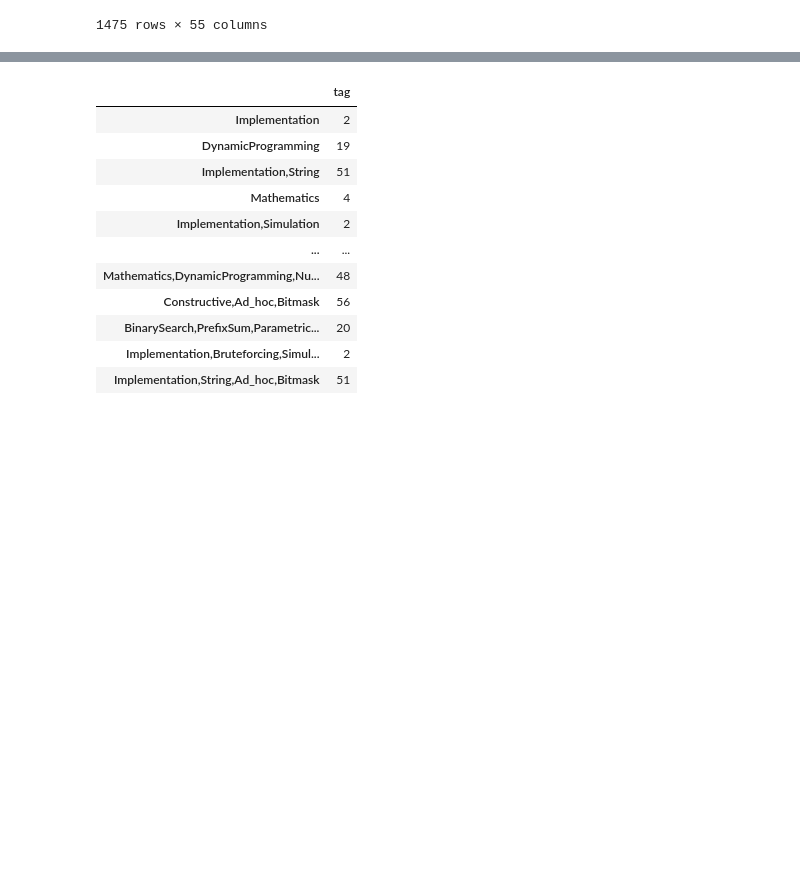
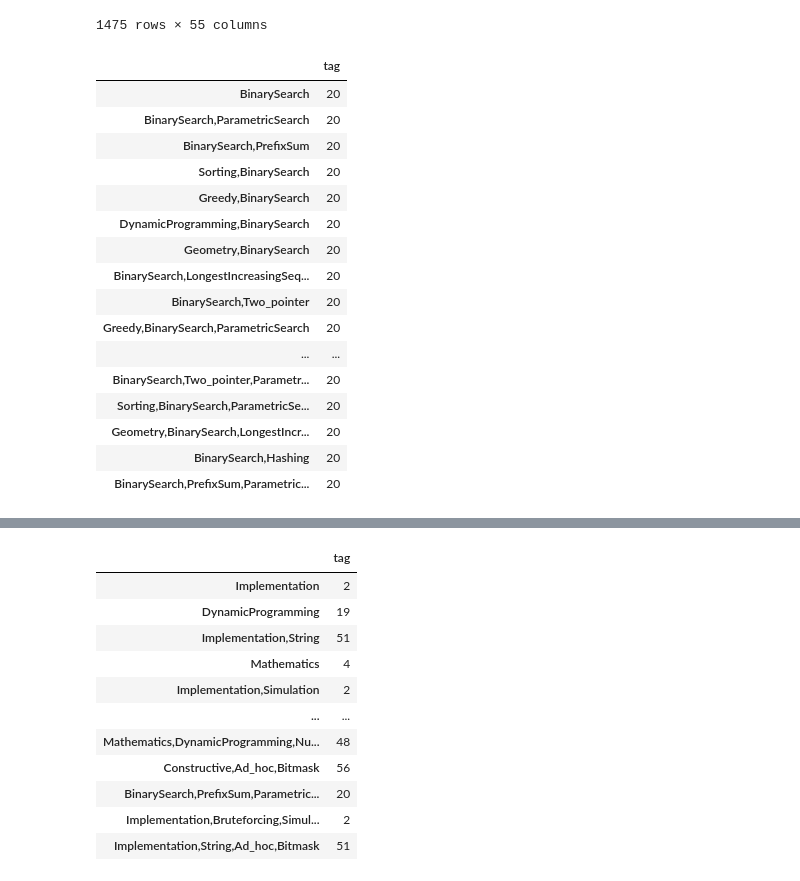
Before and after one commit to dampers/Recommenders, a Jupyter notebook: Clustering/kmeans.ipynb, the cells around one changed output, grey strips where cells are left out. Drawn from its saved outputs; the diff is of its cells as text; code cells hidden in the pictures; blank space fills up the shorter version.

Commit message:
clustering

```diff
--- a/Clustering/kmeans.ipynb
+++ b/Clustering/kmeans.ipynb
@@ -341,3 +341,26 @@ cdf
 | Implementation,Bruteforcing,Simul... | 1 | 0 | 0 | 0 | 0 | 1 | 0 | ... |
 | Implementation,String,Ad_hoc,Bitmask | 1 | 0 | 0 | 0 | 1 | 0 | 0 | ... |
 1475 rows × 55 columns
+# %%
+import pandas as pd
+tagCluster = pd.read_csv('tagCluster.csv', index_col = 0)
+# %%
+tagCluster[tagCluster['tag']==20]
+# %% [output]
+|  | tag |
+| BinarySearch | 20 |
+| BinarySearch,ParametricSearch | 20 |
+| BinarySearch,PrefixSum | 20 |
+| Sorting,BinarySearch | 20 |
+| Greedy,BinarySearch | 20 |
+| DynamicProgramming,BinarySearch | 20 |
+| Geometry,BinarySearch | 20 |
+| BinarySearch,LongestIncreasingSeq... | 20 |
+| BinarySearch,Two_pointer | 20 |
+| Greedy,BinarySearch,ParametricSearch | 20 |
+| ... | ... |
+| BinarySearch,Two_pointer,Parametr... | 20 |
+| Sorting,BinarySearch,ParametricSe... | 20 |
+| Geometry,BinarySearch,LongestIncr... | 20 |
+| BinarySearch,Hashing | 20 |
+| BinarySearch,PrefixSum,Parametric... | 20 |
```
Also changed, not shown: parts of 4 cells of this notebook, 3 other files.
